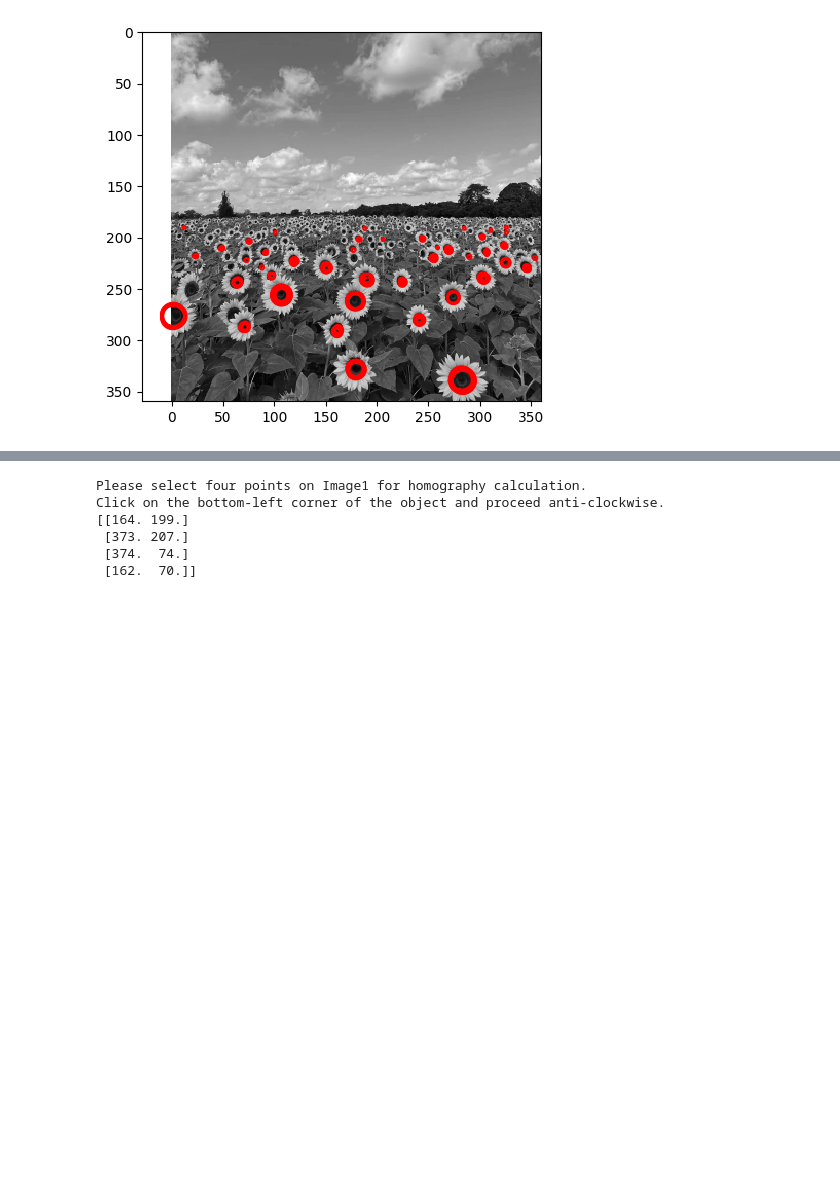
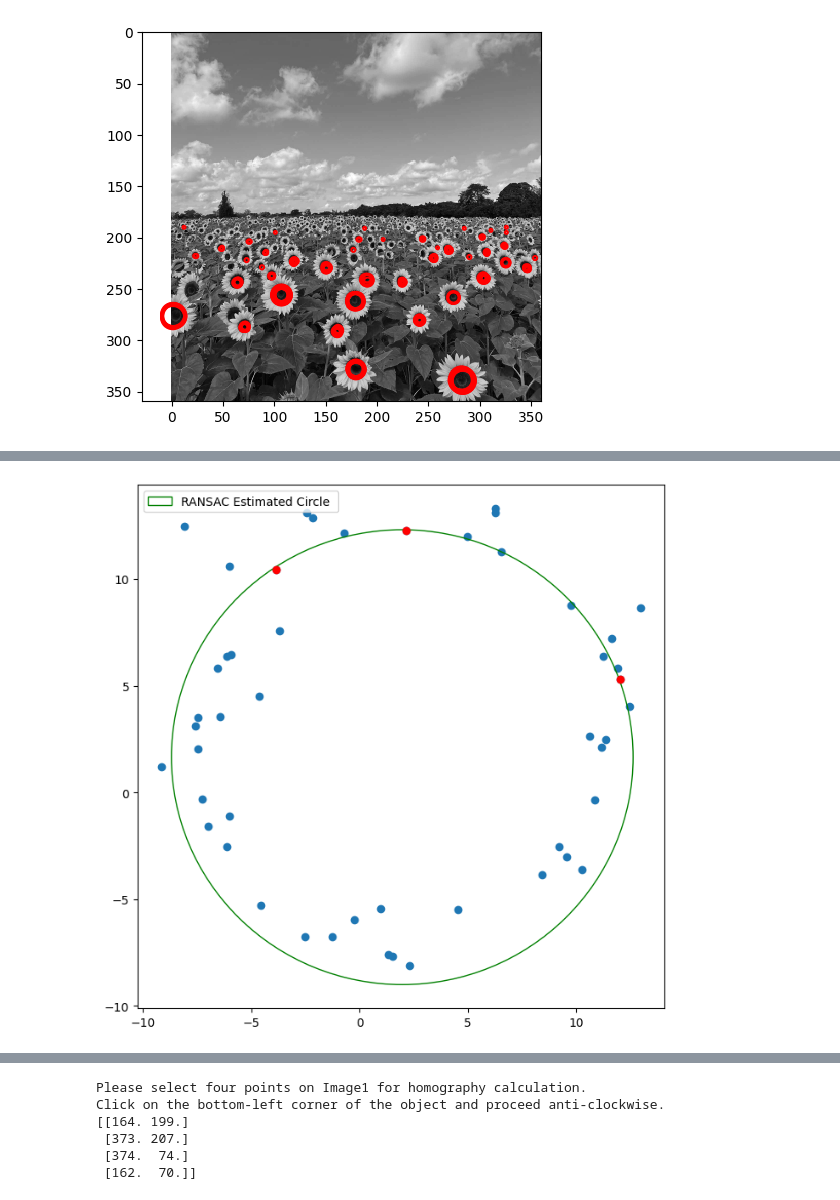
Before and after one commit to Ishana-Dewmini/EN3160_Fitting_and_Alignment, a Jupyter notebook: 200477U_Assignment2.ipynb, the cells around one changed output, grey strips where cells are left out. Cells and saved outputs as stored; diff of their text form; code cells hidden in the pictures; blank space fills up the shorter version.

```diff
--- a/200477U_Assignment2.ipynb
+++ b/200477U_Assignment2.ipynb
@@ -207,0 +235,93 @@ plt.show()
+# %%
+from scipy.optimize import minimize
+
+
+# Parameters for Circle Estimation RANSAC
+s = 3  # Number of points to sample for each circle hypothesis
+t = 0.3 # Threshold of radial error
+d = 30  # Minimum number of inliers to fit a circle
+k = 10000# Number of RANSAC iterations
+
+# Initialize variables to store the best circle model and inliers
+best_circle_model = None
+max_inlier_count = 0
+best_inliers_c = None
+S1_c, S2_c, S3_c = None, None, None
+
+# Define the function to minimize
+def circle_residuals(params, points):
+    x0, y0, r = params
+    # Calculate the residuals: distance between the points and the circle
+    return np.sum((np.sqrt((points[:, 0] - x0) ** 2 + (points[:, 1] - y0) ** 2) - r) ** 2)
+
+for i in range(k):
+    # Randomly sample 's' points from the remnant dataset
+    sample_indices = np.random.choice(remnant_points.shape[0], s, replace=False)
+    s1 = remnant_points[sample_indices[0]]
+    s2 = remnant_points[sample_indices[1]]
+    s3 = remnant_points[sample_indices[2]]
+
+    points = np.vstack((s1, s2, s3))
+
+    # Fit a circle to the sampled points using least squares
+
+    # Initial guess for center and radius
+    initial_guess = [0, 0, 1]
+
+    # Optimize using scipy.minimize
+    result = minimize(circle_residuals, initial_guess, args=(points,))
+
+    # Retrieve the optimized center and radius
+    x0_opt, y0_opt, r_opt = result.x
+
+    # Compute the inliers
+    # Compute differens between the radius and the distances between all points and the circle center
+    distances = np.abs(np.sqrt((remnant_points[:, 0] - x0_opt) ** 2 + (remnant_points[:, 1] - y0_opt) ** 2) - r_opt)
+
+    # Compute the inliers count
+    # find the set of inliers by checking if the distances are less than the threshold
+    inliers = remnant_points[distances < t]
+
+    # Compute the inliers count
+    inlier_count = np.sum(inliers)
+
+    # Check if the current set of inliers is the best one
+    if inlier_count > max_inlier_count and inlier_count > d:
+        max_inlier_count = inlier_count
+        best_circle_model = (x0_opt, y0_opt, r_opt)
+        best_inliers_c = inliers
+        S1_c, S2_c, S3_c = s1, s2, s3
+
+# Retrieve the best circle model
+x0, y0, radius = best_circle_model
+
+# Find the best circle using best_inliers with TLS
+# Initial guess for center and radius
+initial_guess = [0, 0, 1]
+
+# Optimize using scipy.minimize
+result = minimize(circle_residuals, initial_guess, args=(best_inliers_c,))
+
+# Retrieve the optimized center and radius
+x0_opt, y0_opt, r_opt = result.x
+
+# Display the results
+fig, ax = plt.subplots(1, 1, figsize=(8, 8))
+
+# Plot the remnant points
+ax.scatter(remnant_points[:, 0], remnant_points[:, 1])
+
+
+# Plot the best circle using minimum distance
+circle = plt.Circle((x0_opt, y0_opt), r_opt, fill=False, color='g', label='RANSAC Estimated Circle ')
+ax.add_patch(circle)
+
+# Plot S1, S2, S3
+ax.plot(S1_c[0], S1_c[1], 'ro')
+ax.plot(S2_c[0], S2_c[1], 'ro')
+ax.plot(S3_c[0], S3_c[1], 'ro')
+
+plt.legend()
+plt.show()
+# %% [output]
+[figure, added]
```
Also changed, not shown: parts of 5 cells of this notebook.
